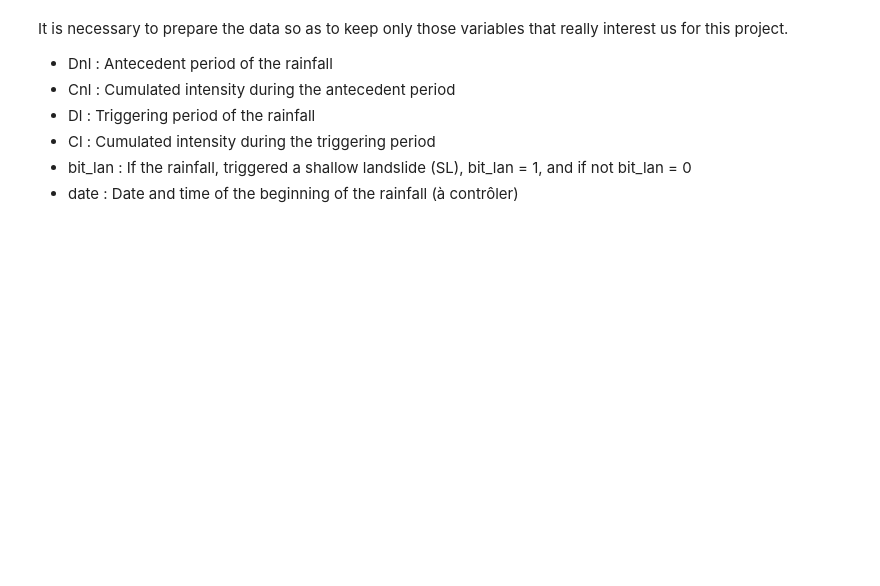
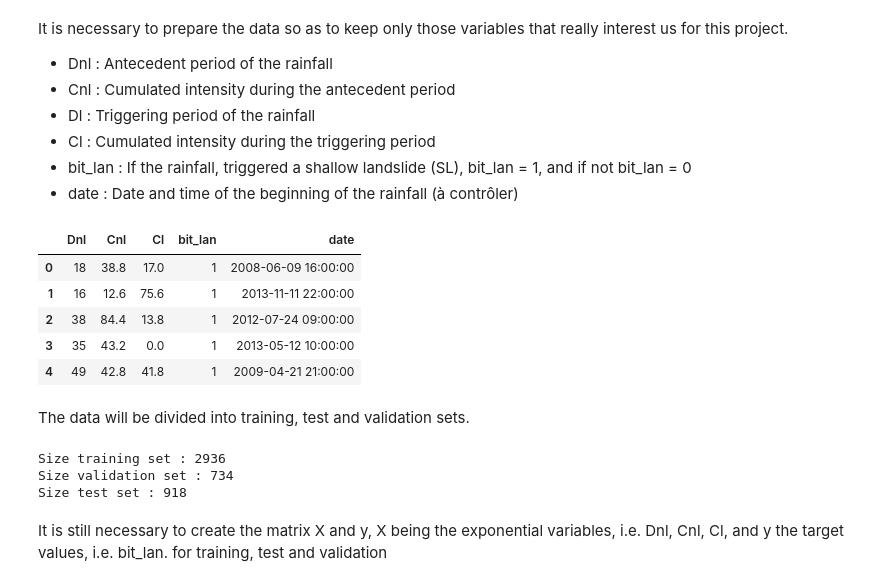
Before and after one commit to mdunand2/2024_MLEES, a Jupyter notebook: Project/Landslide_Italy.ipynb, the cells around one changed output. Cells and saved outputs as stored; diff of their text form; code cells hidden in the pictures; blank space fills up the shorter version.

```diff
--- a/Project/Landslide_Italy.ipynb
+++ b/Project/Landslide_Italy.ipynb
@@ -99,3 +121,48 @@ It is necessary to prepare the data so as to keep only those variables that real
 *   Cl : Cumulated intensity during the triggering period
 *   bit_lan : If the rainfall, triggered a shallow landslide (SL), bit_lan = 1, and if not bit_lan = 0
 *   date : Date and time of the beginning of the rainfall (à contrôler)
+# %%
+ # Select the columns that are important for the project
+selected_SL = total_SL.iloc[:, [0, 1, 3, 4, 8]]
+
+selected_SL.head()
+# %% [output]
+|  | Dnl | Cnl | Cl | bit_lan | date |
+| 0 | 18 | 38.8 | 17.0 | 1 | 2008-06-09 16:00:00 |
+| 1 | 16 | 12.6 | 75.6 | 1 | 2013-11-11 22:00:00 |
+| 2 | 38 | 84.4 | 13.8 | 1 | 2012-07-24 09:00:00 |
+| 3 | 35 | 43.2 | 0.0 | 1 | 2013-05-12 10:00:00 |
+| 4 | 49 | 42.8 | 41.8 | 1 | 2009-04-21 21:00:00 |
+# %% [markdown]
+The data will be divided into training, test and validation sets.
+# %%
+from sklearn.model_selection import train_test_split
+
+# Separate the data into two groups: with landslides (bit_lan=1) and without landslides (bit_lan=0)
+with_landslide = selected_SL[selected_SL['bit_lan'] == 1]
+without_landslide = selected_SL[selected_SL['bit_lan'] == 0]
+
+
+# 1. Divide each group into training/validation data (80%) and test data (20%)
+with_landslide_train_val, with_landslide_test = train_test_split(with_landslide, test_size=0.2, random_state=42)
+without_landslide_train_val, without_landslide_test = train_test_split(without_landslide, test_size=0.2, random_state=42)
+
+# 2. Divide the training/validation package (80%) between training (64%) and validation (16%)
+with_landslide_train, with_landslide_val = train_test_split(with_landslide_train_val, test_size=0.2, random_state=42)
+without_landslide_train, without_landslide_val = train_test_split(without_landslide_train_val, test_size=0.2, random_state=42)
+
+# 3. Combine training, validation and test data for the two classes (with and without landslides)
+train_df = pd.concat([with_landslide_train, without_landslide_train], ignore_index=True)
+val_df = pd.concat([with_landslide_val, without_landslide_val], ignore_index=True)
+test_df = pd.concat([with_landslide_test, without_landslide_test], ignore_index=True)
+
+# Afficher la taille des ensembles pour vérification
+print(f"Size training set : {train_df.shape[0]}")
+print(f"Size validation set : {val_df.shape[0]}")
+print(f"Size test set : {test_df.shape[0]}")
+# %% [output]
+Size training set : 2936
+Size validation set : 734
+Size test set : 918
+# %% [markdown]
+It is still necessary to create the matrix X and y, X being the exponential variables, i.e. Dnl, Cnl, Cl, and y the target values, i.e. bit_lan. for training, test and validation
```
Also changed, not shown: parts of 7 cells of this notebook.
